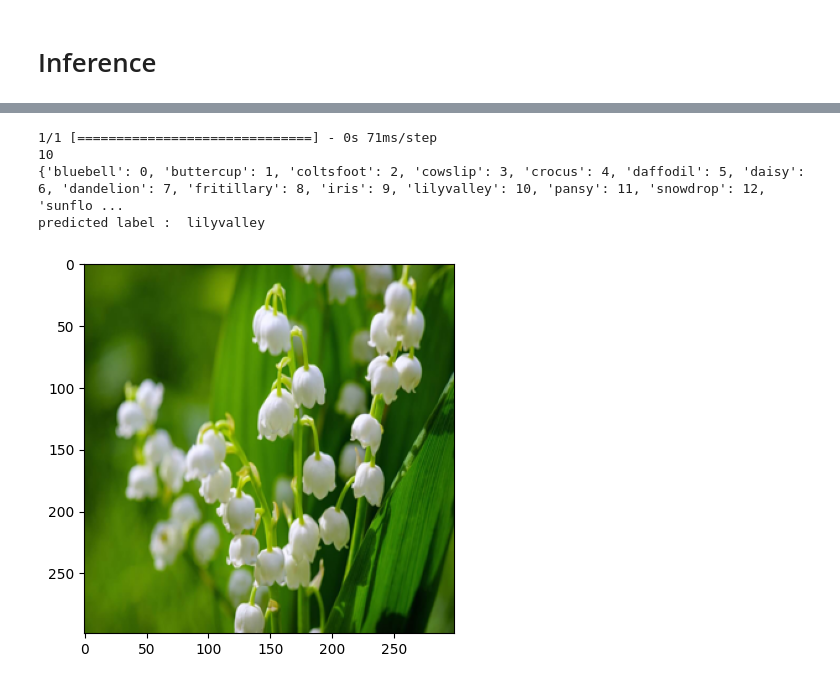
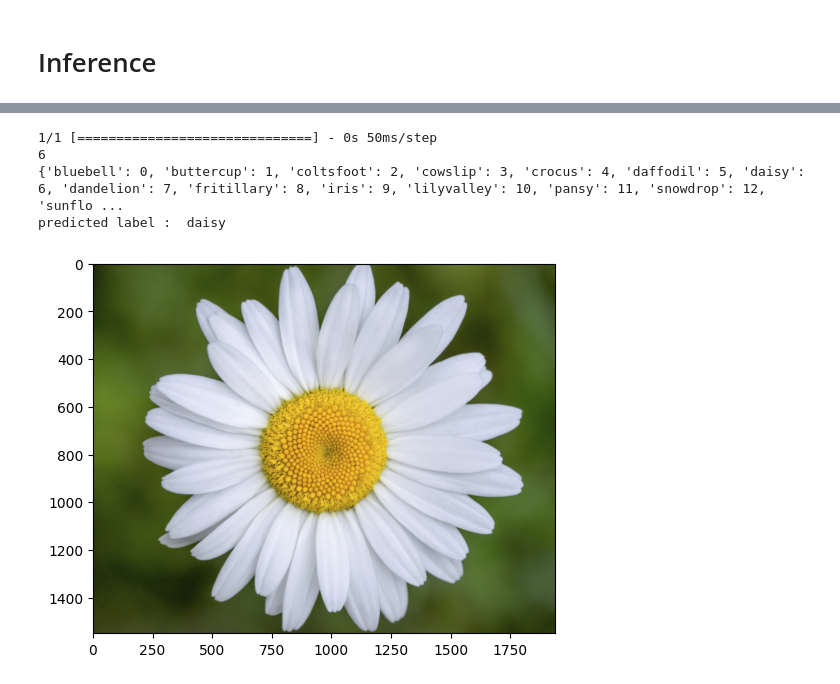
Before and after one commit to Kiana-Jahanshid/Transfer-Learning-wandb, a Jupyter notebook: Recognition_tasks_using_wandb/17_flowers_Recognition_TransferLearning_Wandb.ipynb, the cells around one changed output, grey strips where cells are left out. Cells and saved outputs as stored; diff of their text form; code cells hidden in the pictures.

```diff
--- a/Recognition_tasks_using_wandb/17_flowers_Recognition_TransferLearning_Wandb.ipynb
+++ b/Recognition_tasks_using_wandb/17_flowers_Recognition_TransferLearning_Wandb.ipynb
@@ -49,0 +101,6 @@ initial_model = tf.keras.applications.InceptionResNetV2(weights="imagenet" , inc
+# %%
+initial_model = tf.keras.applications.InceptionResNetV2(weights="imagenet",
+                                                        include_top=False,
+                                                        pooling="avg",
+                                                        input_shape=(width,height,3))
+initial_model.summary()
@@ -50,9 +120,7 @@ initial_model = tf.keras.applications.InceptionResNetV2(weights="imagenet" , inc
 # %%
 model = tf.keras.models.Sequential([
     initial_model,
-    tf.keras.layers.Flatten(),
-    tf.keras.layers.Dense(512 , activation="relu"),
-    tf.keras.layers.Dense(256 , activation="relu"),
+    tf.keras.layers.Dropout(0.2), # 0.2 is probability that a neuron will be inactive and 80% active
     tf.keras.layers.Dense(17 , activation="softmax")
 ])
 model.summary()
@@ -84,3 +162,15 @@ model.compile(optimizer=tf.keras.optimizers.Adamax(learning_rate=0.001) ,
+# %%
+from wandb.sdk.wandb_run import wandb_metric
+config = wandb.config
+from wandb.keras import (
+   WandbMetricsLogger,
+   WandbModelCheckpoint,
+)
+
+wandb_callbacks = [
+   WandbMetricsLogger(log_freq=5),
+   WandbModelCheckpoint("models"),
+]
 # %%
-history = model.fit(train_data , validation_data=validation_data , epochs=30)
+history = model.fit(train_data , validation_data=validation_data , epochs=10 , callbacks=wandb_callbacks)
 # %% [output]
@@ -175,22 +311,21 @@ predicted label :  daffodil
 # %%
-image = Image.open("/content/lili1.jpeg")
-new_image = image.resize((299,299))
-new_image.save("/content/image.jpg")
+new_image = cv2.imread("/content/da.jpg")
+new_image = cv2.cvtColor(new_image , cv2.COLOR_BGR2RGB)
 plt.imshow(new_image)
+new_image = cv2.resize(new_image , (299,299))
+new_image = new_image / 255.0
+new_image = np.reshape(new_image, [1, 299, 299, 3]) # new_iamge.reshape(1,299,299,3)
 
-new_image = cv2.imread("/content/image.jpg" , 0)
-new_image = cv2.cvtColor(new_image , cv2.COLOR_BGR2RGB)
-img = np.reshape(new_image, [1, 299, 299, 3])
-output = model.predict(img)
+output = model.predict(new_image)
 
 predicted_class = np.argmax(output)
 print(predicted_class)
 print(train_data.class_indices)
 mylist = list(train_data.class_indices)
 print("predicted label : " , mylist[np.argmax(output)])
 # %% [output]
-1/1 [==============================] - 0s 71ms/step
-10
+1/1 [==============================] - 0s 50ms/step
+6
 {'bluebell': 0, 'buttercup': 1, 'coltsfoot': 2, 'cowslip': 3, 'crocus': 4, 'daffodil': 5, 'daisy': 6, 'dandelion': 7, 'fritillary': 8, 'iris': 9, 'lilyvalley': 10, 'pansy': 11, 'snowdrop': 12, 'sunflo ...
-predicted label :  lilyvalley
+predicted label :  daisy
-[figure, old version]
+[figure, new version]
```
Also changed, not shown: parts of 35 cells of this notebook, 4 other files.
